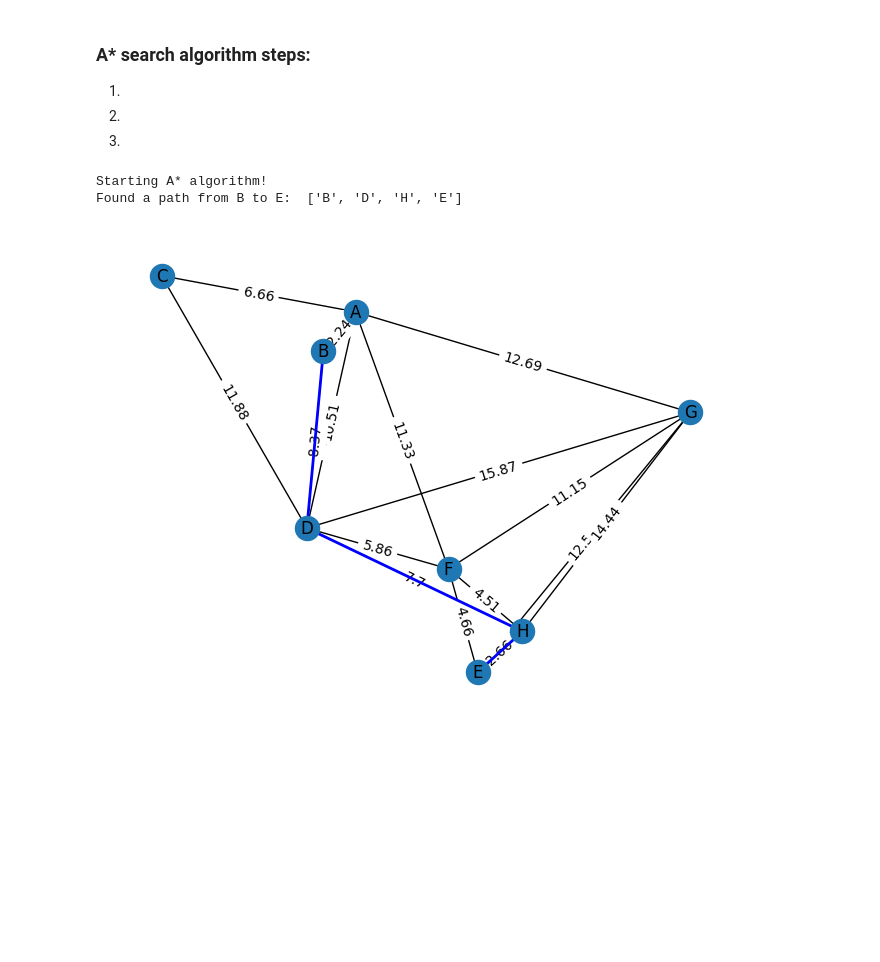
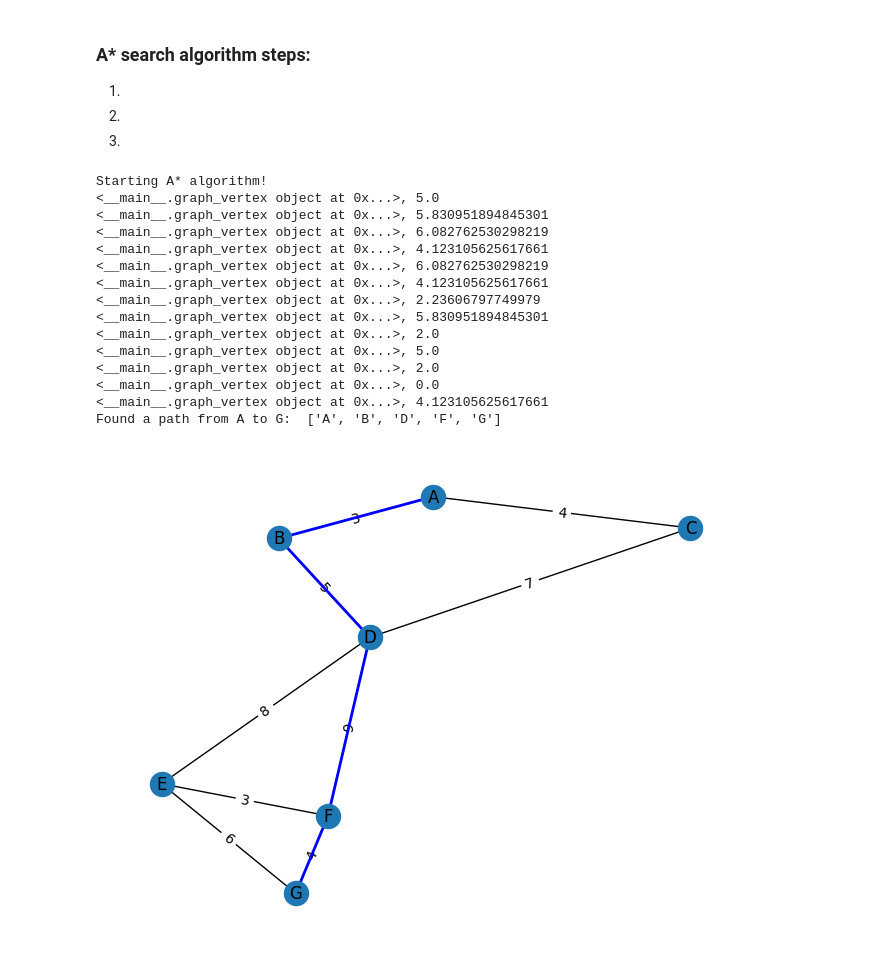
Before and after one commit to crane919/shortest-path, a Jupyter notebook: AStarSearch.ipynb, the cells around one changed output. Cells and saved outputs as stored; diff of their text form; code cells hidden in the pictures; blank space fills up the shorter version.

Commit message:
added example diagram

```diff
--- a/AStarSearch.ipynb
+++ b/AStarSearch.ipynb
@@ -30,26 +30,45 @@ class graph_vertex:
     self.name = name
     self.position = (x, y)
 
-# Define vertices with their geographic coordinates
-a = graph_vertex("A", 28.6448, 77.216721)
-b = graph_vertex("B", 26.92207, 75.778885)
-c = graph_vertex("C", 25.321684, 82.987289)
-d = graph_vertex("D", 19.07283, 72.88261)
-e = graph_vertex("E", 13.067439, 80.237617)
-f = graph_vertex("F", 17.387140, 78.491684)
-g = graph_vertex("G", 22.572645, 88.363892)
-h = graph_vertex("H", 12.972442, 77.580643)
+# Set up example graph
+a = graph_vertex("A", 0, 2)
+b = graph_vertex("B", 1, 4)
+c = graph_vertex("C", 1, 1)
+d = graph_vertex("D", 2, 2)
+e = graph_vertex("E", 4, 1)
+f = graph_vertex("F", 5, 3)
+g = graph_vertex("G", 6, 1)
 
 euclidean_graph = {
-  a: set([(b, 2.243918), (c, 6.65902), (d, 10.507479), (f, 11.329626), (g, 12.693718)]),
-  b: set([(d, 8.366539), (a, 2.243918)]),
-  c: set([(a, 6.65902), (d, 11.88077)]),
-  d: set([(a, 10.507479), (b, 8.366539), (c, 11.88077), (f, 5.856898), (g, 15.87195), (h, 7.699756)]),
-  e: set([(g, 12.50541), (f, 4.659195), (h, 2.658671)]),
-  f: set([(a, 11.329626), (d, 5.856898), (e, 4.659195), (h, 4.507721), (g, 11.151231)]),
-  g: set([(a, 12.693718), (d, 15.87195), (e, 12.50541), (f, 11.151231), (h, 14.437532)]),
-  h: set([(d, 7.699756), (e, 2.658671), (f, 4.507721), (g, 14.437532)])
+  a: set([(b, 3), (c, 4)]),
+  b: set([(a, 3), (d, 5)]),
+  c: set([(a, 4), (d, 7)]),
+  d: set([(b, 5), (c, 7), (e, 9), (f, 8)]),
+  e: set([(d, 8), (g, 6), (f, 3)]),
+  f: set([(d, 9), (g, 4), (e, 3)]),
+  g: set([(e, 6), (f, 4)])
 }
+
+# # Define vertices with their geographic coordinates
+# a = graph_vertex("A", 28.6448, 77.216721)
+# b = graph_vertex("B", 26.92207, 75.778885)
+# c = graph_vertex("C", 25.321684, 82.987289)
+# d = graph_vertex("D", 19.07283, 72.88261)
+# e = graph_vertex("E", 13.067439, 80.237617)
+# f = graph_vertex("F", 17.387140, 78.491684)
+# g = graph_vertex("G", 22.572645, 88.363892)
+# h = graph_vertex("H", 12.972442, 77.580643)
+
+# euclidean_graph = {
+#   a: set([(b, 2.243918), (c, 6.65902), (d, 10.507479), (f, 11.329626), (g, 12.693718)]),
+#   b: set([(d, 8.366539), (a, 2.243918)]),
+#   c: set([(a, 6.65902), (d, 11.88077)]),
+#   d: set([(a, 10.507479), (b, 8.366539), (c, 11.88077), (f, 5.856898), (g, 15.87195), (h, 7.699756)]),
+#   e: set([(g, 12.50541), (f, 4.659195), (h, 2.658671)]),
+#   f: set([(a, 11.329626), (d, 5.856898), (e, 4.659195), (h, 4.507721), (g, 11.151231)]),
+#   g: set([(a, 12.693718), (d, 15.87195), (e, 12.50541), (f, 11.151231), (h, 14.437532)]),
+#   h: set([(d, 7.699756), (e, 2.658671), (f, 4.507721), (g, 14.437532)])
+# }
 
 # Euclidean Heuristic:
 def heuristic(start, target):
@@ -100,6 +119,7 @@ def a_star(graph, start, target):
         for neighbor, edge_weight in graph[current_vertex]:
             # Calculate the new cost (distance) to the neighbor.
             new_distance = current_distance + edge_weight + heuristic(neighbor, target)
+            print(f"{neighbor.name}, {heuristic(neighbor, target)}")
             new_path = paths_and_distances[current_vertex][1] + [neighbor.name]
 
             # If the new cost is lower than the previously recorded cost, update the cost and path.
@@ -110,33 +130,46 @@ def a_star(graph, start, target):
                 heappush(vertices_to_explore, (new_distance, neighbor))
 
     # Once the target is reached, or all vertices are explored, return the shortest path found.
     print("Found a path from {0} to {1}: ".format(start.name, target.name), paths_and_distances[target][1])
     return paths_and_distances[target][1]
 
 # Usage of A* algorithm
-shortest_path = a_star(euclidean_graph, b, e)
+shortest_path = a_star(euclidean_graph, a, g)
 
 def create_edge_dict(graph):
   """
     Converts a graph into a dictionary for edge visualization.
 
     Parameters:
         graph (dict): A dictionary representing the graph.
 
     Returns:
         dict: A dictionary where keys are tuples (start_vertex_name, end_vertex_name) and values are edge weights.
   """
   edge_dict = {}
   for key, connections in graph.items():
     for conn in connections:
         edge_dict[(key.name, conn[0].name)] = conn[1]
 
   return edge_dict
 
 # Visualization of the graph
 graph_edge_dict = create_edge_dict(euclidean_graph)
 visualize_graph(graph_edge_dict, shortest_path)
 # %% [output]
 Starting A* algorithm!
-Found a path from B to E:  ['B', 'D', 'H', 'E']
+<__main__.graph_vertex object at 0x...>, 5.0
+<__main__.graph_vertex object at 0x...>, 5.830951894845301
+<__main__.graph_vertex object at 0x...>, 6.082762530298219
+<__main__.graph_vertex object at 0x...>, 4.123105625617661
+<__main__.graph_vertex object at 0x...>, 6.082762530298219
+<__main__.graph_vertex object at 0x...>, 4.123105625617661
+<__main__.graph_vertex object at 0x...>, 2.23606797749979
+<__main__.graph_vertex object at 0x...>, 5.830951894845301
+<__main__.graph_vertex object at 0x...>, 2.0
+<__main__.graph_vertex object at 0x...>, 5.0
+<__main__.graph_vertex object at 0x...>, 2.0
+<__main__.graph_vertex object at 0x...>, 0.0
+<__main__.graph_vertex object at 0x...>, 4.123105625617661
+Found a path from A to G:  ['A', 'B', 'D', 'F', 'G']
-[figure, old version]
+[figure, new version]
```
Also changed, not shown: 3 other files.
